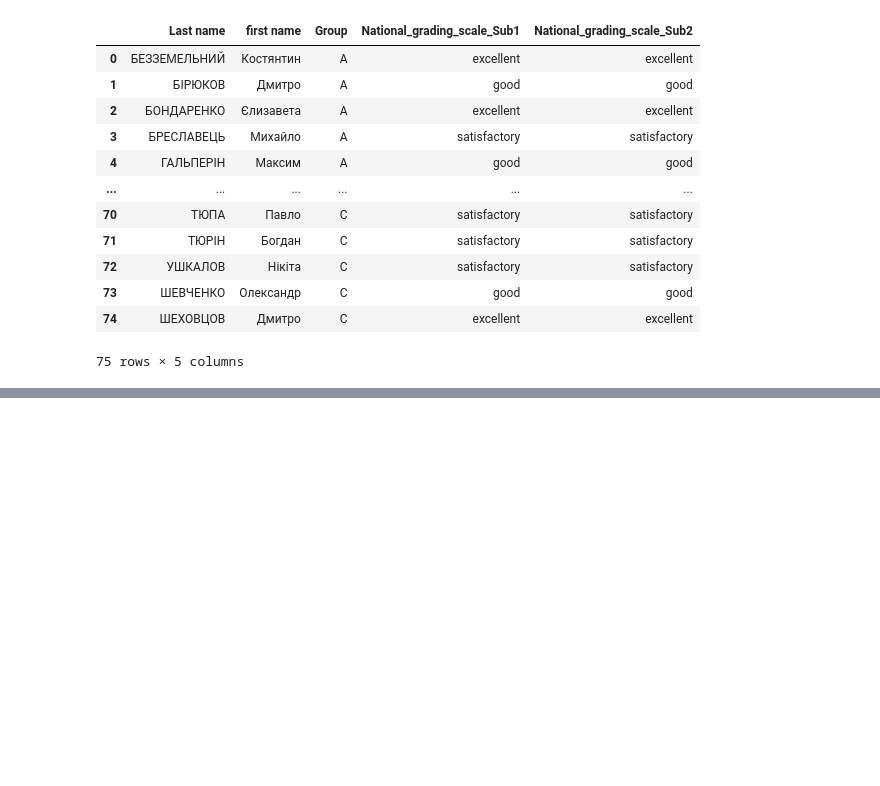
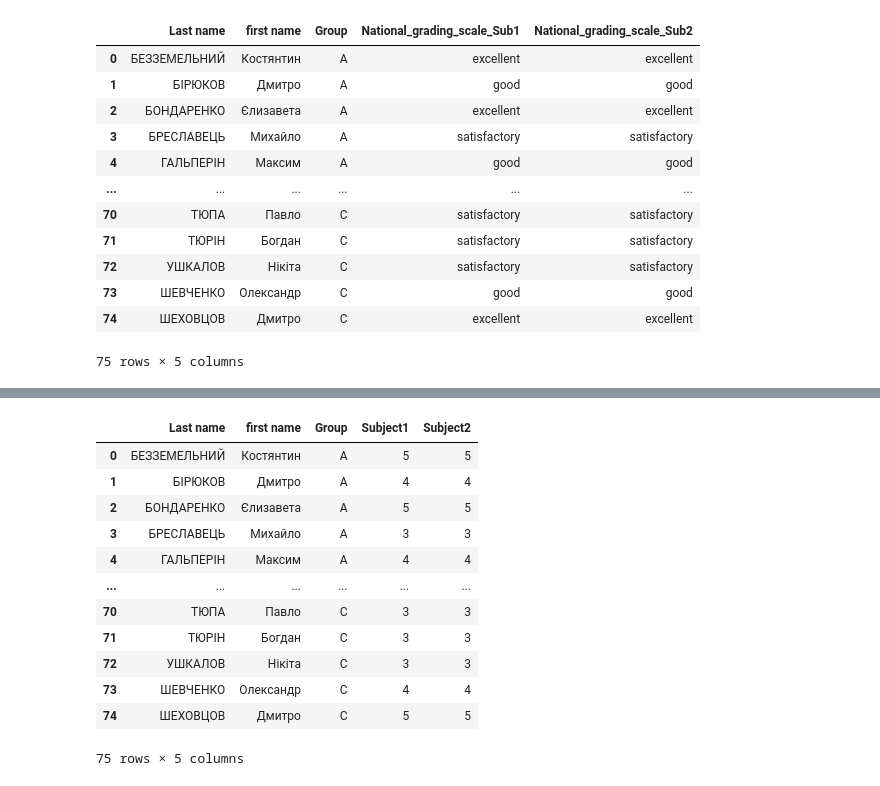
Before and after one commit to HalynaB-2908/HalynaB-2908, a Jupyter notebook: Workshop_1.ipynb, the cells around one changed output, grey strips where cells are left out. Saved outputs shown, nothing was run; the diff lists cells and outputs as text; code cells hidden in the pictures; blank space fills up the shorter version.

```diff
--- a/Workshop_1.ipynb
+++ b/Workshop_1.ipynb
@@ -174,0 +197,28 @@ display(new_DataFrame)
+# %%
+new_DataFrame.loc[new_DataFrame['Subject1']=='excellent', 'Subject1']= 5
+new_DataFrame.loc[new_DataFrame['Subject1']=='good', 'Subject1']= 4
+new_DataFrame.loc[new_DataFrame['Subject1']=='satisfactory', 'Subject1']= 3
+new_DataFrame.loc[new_DataFrame['Subject1']=='Unsatisfactory (with the exam retake option)', 'Subject1']= 2
+new_DataFrame.loc[new_DataFrame['Subject1']=='Unsatisfactory (with mandatory repetition of the course)', 'Subject1']= 1
+
+new_DataFrame.loc[new_DataFrame['Subject2']=='excellent', 'Subject2']= 5
+new_DataFrame.loc[new_DataFrame['Subject2']=='good', 'Subject2']= 4
+new_DataFrame.loc[new_DataFrame['Subject2']=='satisfactory', 'Subject2']= 3
+new_DataFrame.loc[new_DataFrame['Subject2']=='Unsatisfactory (with the exam retake option)', 'Subject2']= 2
+new_DataFrame.loc[new_DataFrame['Subject2']=='Unsatisfactory (with mandatory repetition of the course)', 'Subject2']= 1
+
+display(new_DataFrame)
+# %% [output]
+|  | Last name | first name | Group | Subject1 | Subject2 |
+| 0 | БЕЗЗЕМЕЛЬНИЙ | Костянтин | A | 5 | 5 |
+| 1 | БІРЮКОВ | Дмитро | A | 4 | 4 |
+| 2 | БОНДАРЕНКО | Єлизавета | A | 5 | 5 |
+| 3 | БРЕСЛАВЕЦЬ | Михайло | A | 3 | 3 |
+| 4 | ГАЛЬПЕРІН | Максим | A | 4 | 4 |
+| ... | ... | ... | ... | ... | ... |
+| 70 | ТЮПА | Павло | C | 3 | 3 |
+| 71 | ТЮРІН | Богдан | C | 3 | 3 |
+| 72 | УШКАЛОВ | Нікіта | C | 3 | 3 |
+| 73 | ШЕВЧЕНКО | Олександр | C | 4 | 4 |
+| 74 | ШЕХОВЦОВ | Дмитро | C | 5 | 5 |
+75 rows × 5 columns
```
Also changed, not shown: parts of 6 cells of this notebook.
